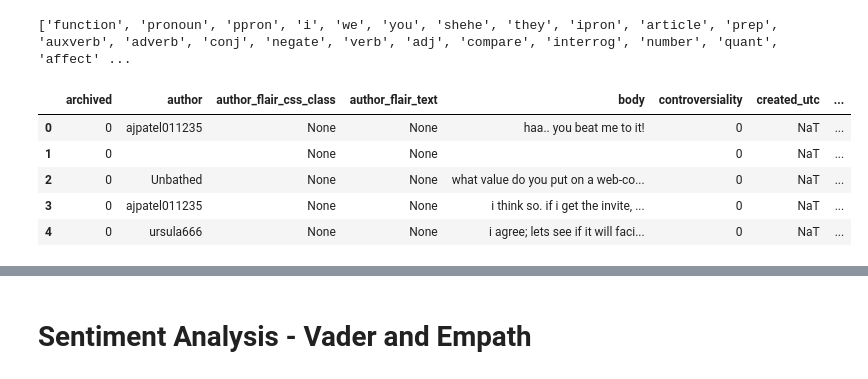
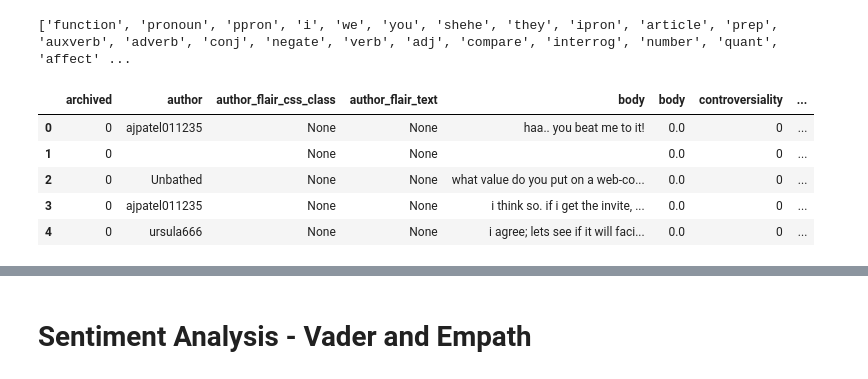
Before and after one commit to tawfiqam/TextAnalysisTests, a Jupyter notebook: TF_IDF_LLR_Word2Vec_Alexa_GH.ipynb, the cells around one changed output, grey strips where cells are left out. Cells and saved outputs as stored; diff of their text form; code cells hidden in the pictures.

```diff
--- a/TF_IDF_LLR_Word2Vec_Alexa_GH.ipynb
+++ b/TF_IDF_LLR_Word2Vec_Alexa_GH.ipynb
@@ -1642,9 +1626,17 @@ MizoFrameTopic['LIWC'] = MizoFrameTopic['body'].apply(LIWCing)
+# %%
+Sentiment = Sentiment.fillna(0)
+# %%
+complete_col = list(df) + list(Sentiment) + list(topic_bow)
+# %%
+Complete = pd.concat([df, topic_bow, Sentiment], axis=1)
+# %%
+Miz = Complete[complete_col]
 # %%
-MizoFrameTopic.head()
+Miz.head()
 # %% [output]
-|  | archived | author | author_flair_css_class | author_flair_text | body | controversiality | created_utc | ... |
-| 0 | 0 | ajpatel011235 | None | None | haa.. you beat me to it! | 0 | NaT | ... |
-| 1 | 0 |  | None | None |  | 0 | NaT | ... |
-| 2 | 0 | Unbathed | None | None | what value do you put on a web-co... | 0 | NaT | ... |
-| 3 | 0 | ajpatel011235 | None | None | i think so. if i get the invite, ... | 0 | NaT | ... |
-| 4 | 0 | ursula666 | None | None | i agree; lets see if it will faci... | 0 | NaT | ... |
+|  | archived | author | author_flair_css_class | author_flair_text | body | body | controversiality | ... |
+| 0 | 0 | ajpatel011235 | None | None | haa.. you beat me to it! | 0.0 | 0 | ... |
+| 1 | 0 |  | None | None |  | 0.0 | 0 | ... |
+| 2 | 0 | Unbathed | None | None | what value do you put on a web-co... | 0.0 | 0 | ... |
+| 3 | 0 | ajpatel011235 | None | None | i think so. if i get the invite, ... | 0.0 | 0 | ... |
+| 4 | 0 | ursula666 | None | None | i agree; lets see if it will faci... | 0.0 | 0 | ... |
```
Also changed, not shown: parts of 48 cells of this notebook.
